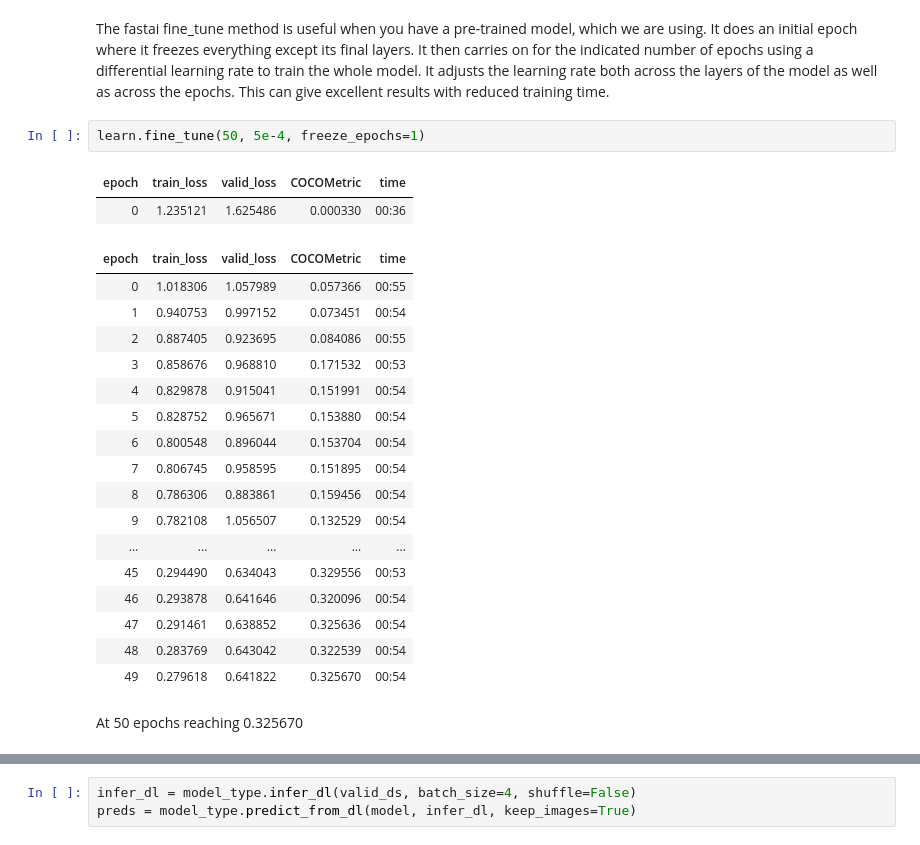
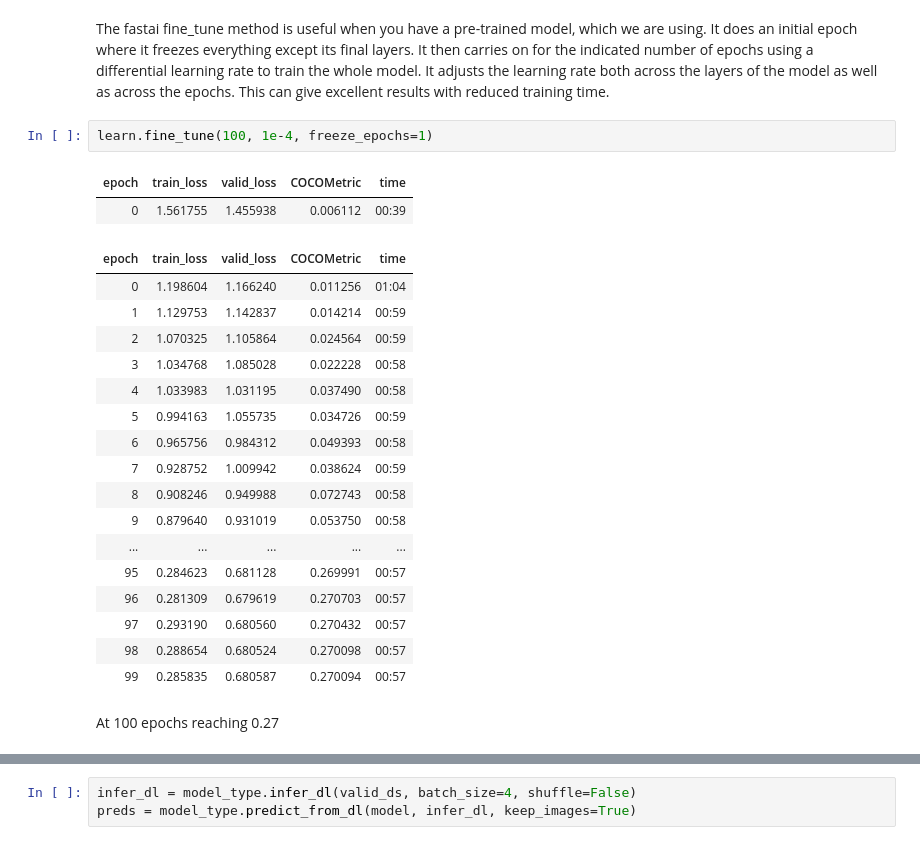
Before and after one commit to robmarkcole/fire-detection-from-images, a Jupyter notebook: pytorch/icevision/icevision_firenet_retinanet.ipynb, the cells around one changed output, grey strips where cells are left out. Cells and saved outputs as stored; diff of their text form.

```diff
--- a/pytorch/icevision/icevision_firenet_retinanet.ipynb
+++ b/pytorch/icevision/icevision_firenet_retinanet.ipynb
@@ -171,29 +132,29 @@ SuggestedLRs(lr_min=7.585775892948732e-06, lr_steep=9.120108734350652e-05)
 # %% [markdown]
 The fastai fine_tune method is useful when you have a pre-trained model, which we are using. It does an initial epoch where it freezes everything except its final layers. It then carries on for the indicated number of epochs using a differential learning rate to train the whole model. It adjusts the learning rate both across the layers of the model as well as across the epochs. This can give excellent results with reduced training time.
 # %%
-learn.fine_tune(50, 5e-4, freeze_epochs=1)
+learn.fine_tune(100, 1e-4, freeze_epochs=1)
 # %% [output]
 | epoch | train_loss | valid_loss | COCOMetric | time |
-| 0 | 1.235121 | 1.625486 | 0.000330 | 00:36 |
+| 0 | 1.561755 | 1.455938 | 0.006112 | 00:39 |
 | epoch | train_loss | valid_loss | COCOMetric | time |
-| 0 | 1.018306 | 1.057989 | 0.057366 | 00:55 |
-| 1 | 0.940753 | 0.997152 | 0.073451 | 00:54 |
-| 2 | 0.887405 | 0.923695 | 0.084086 | 00:55 |
-| 3 | 0.858676 | 0.968810 | 0.171532 | 00:53 |
-| 4 | 0.829878 | 0.915041 | 0.151991 | 00:54 |
-| 5 | 0.828752 | 0.965671 | 0.153880 | 00:54 |
-| 6 | 0.800548 | 0.896044 | 0.153704 | 00:54 |
-| 7 | 0.806745 | 0.958595 | 0.151895 | 00:54 |
-| 8 | 0.786306 | 0.883861 | 0.159456 | 00:54 |
-| 9 | 0.782108 | 1.056507 | 0.132529 | 00:54 |
+| 0 | 1.198604 | 1.166240 | 0.011256 | 01:04 |
+| 1 | 1.129753 | 1.142837 | 0.014214 | 00:59 |
+| 2 | 1.070325 | 1.105864 | 0.024564 | 00:59 |
+| 3 | 1.034768 | 1.085028 | 0.022228 | 00:58 |
+| 4 | 1.033983 | 1.031195 | 0.037490 | 00:58 |
+| 5 | 0.994163 | 1.055735 | 0.034726 | 00:59 |
+| 6 | 0.965756 | 0.984312 | 0.049393 | 00:58 |
+| 7 | 0.928752 | 1.009942 | 0.038624 | 00:59 |
+| 8 | 0.908246 | 0.949988 | 0.072743 | 00:58 |
+| 9 | 0.879640 | 0.931019 | 0.053750 | 00:58 |
 | ... | ... | ... | ... | ... |
-| 45 | 0.294490 | 0.634043 | 0.329556 | 00:53 |
-| 46 | 0.293878 | 0.641646 | 0.320096 | 00:54 |
-| 47 | 0.291461 | 0.638852 | 0.325636 | 00:54 |
-| 48 | 0.283769 | 0.643042 | 0.322539 | 00:54 |
-| 49 | 0.279618 | 0.641822 | 0.325670 | 00:54 |
+| 95 | 0.284623 | 0.681128 | 0.269991 | 00:57 |
+| 96 | 0.281309 | 0.679619 | 0.270703 | 00:57 |
+| 97 | 0.293190 | 0.680560 | 0.270432 | 00:57 |
+| 98 | 0.288654 | 0.680524 | 0.270098 | 00:57 |
+| 99 | 0.285835 | 0.680587 | 0.270094 | 00:57 |
 # %% [markdown]
-At 50 epochs reaching 0.325670
+At 100 epochs reaching 0.27
 # %%
 
 def plot_metrics(learn, title, x, y):
```
Also changed, not shown: parts of 15 cells of this notebook, 1 other file.
